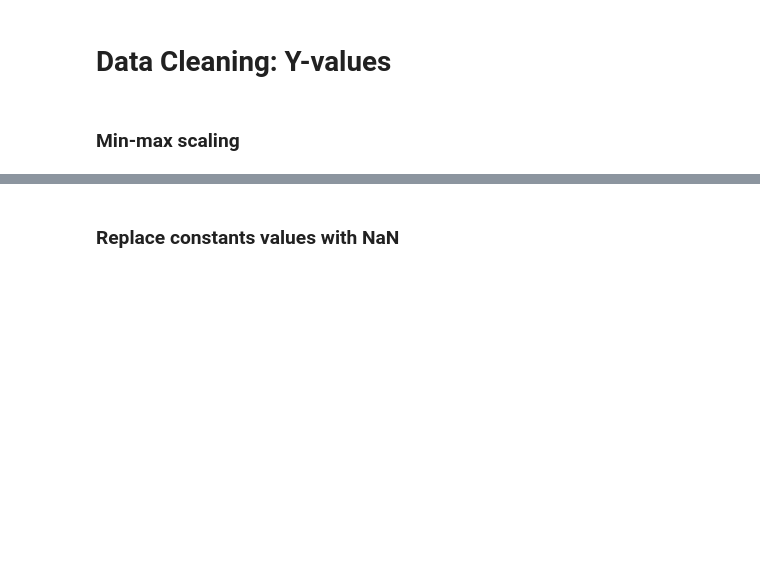
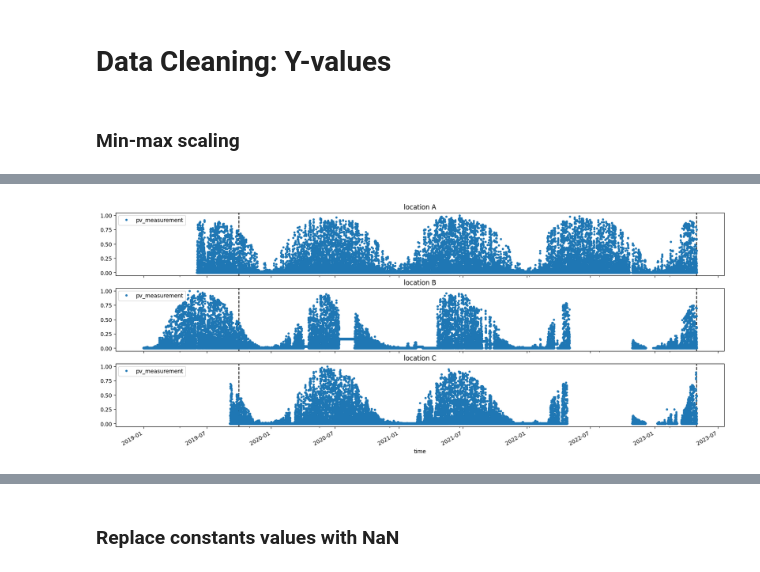
Before and after one commit to simenstang/TDT4173, a Jupyter notebook: data/notebooks_trials/notebooks_marcus/marcus01.ipynb, the cells around one changed output, grey strips where cells are left out. Saved outputs shown, nothing was run; the diff lists cells and outputs as text; code cells hidden in the pictures; blank space fills up the shorter version.

```diff
--- a/data/notebooks_trials/notebooks_marcus/marcus01.ipynb
+++ b/data/notebooks_trials/notebooks_marcus/marcus01.ipynb
@@ -51,3 +51,28 @@ def min_max_scaling(df, column_name='pv_measurement'):
 train_a = min_max_scaling(train_a)
 train_b = min_max_scaling(train_b)
 train_c = min_max_scaling(train_c)
+# %%
+# Define the overall start and end dates
+#overall_start = max(train_b.index.min(), train_c.index.min(), train_a.index.min())
+overall_start = pd.Timestamp("2019-10-01 00:00:00")
+overall_end = min(train_a.index.max(), train_b.index.max(), train_c.index.max())
+
+print(overall_start)
+print(overall_end)
+
+print(type(overall_start))
+
+fig, axs = plt.subplots(3, 1, figsize=(20,8), sharex=True)
+
+# Add vertical lines to each subplot
+for ax in axs:
+    ax.axvline(overall_start, color="black", ls="--")
+    ax.axvline(overall_end, color = "black", ls = "--")
+
+#Plotting
+train_a[['pv_measurement']].plot(ax=axs[0], title="location A", style=".")
+train_b[['pv_measurement']].plot(ax=axs[1], title="location B", style=".")
+train_c[['pv_measurement']].plot(ax=axs[2], title="location C", style=".")
+
+plt.show()
+# %% [output]
@@ -53,0 +82 @@ train_c = min_max_scaling(train_c)
+[figure, added]
```
Also changed, not shown: parts of 21 cells of this notebook, 1 other file.
